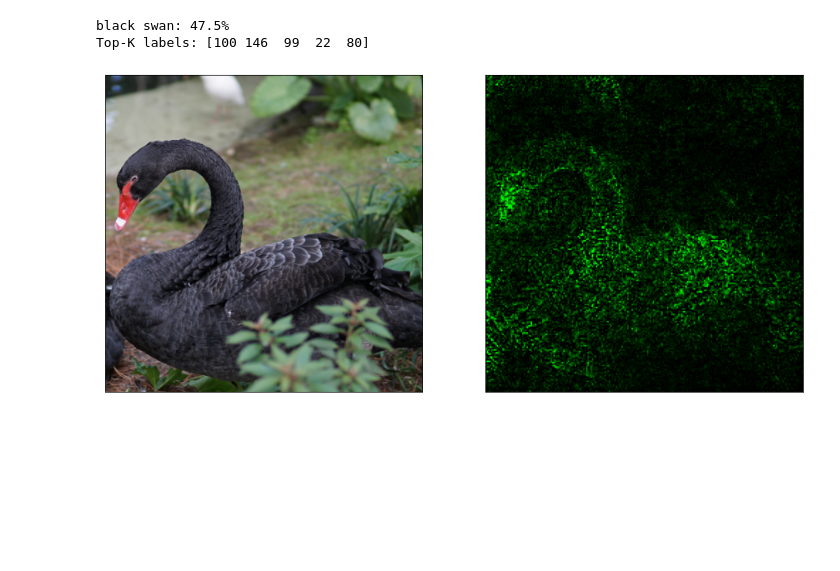
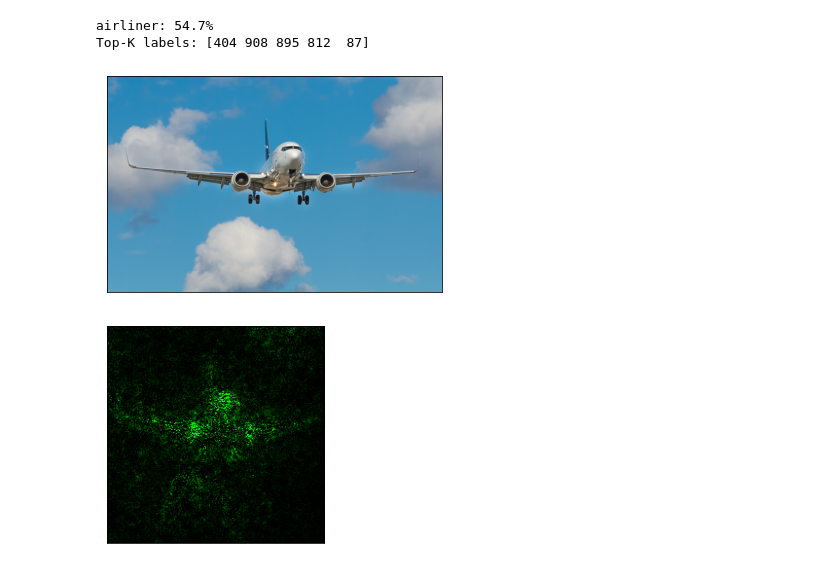
Before and after one commit to sunnyraj10411/Security-AI, a Jupyter notebook: IntegratedGradients.ipynb, the cells around one changed output. Drawn from its saved outputs; the diff is of its cells as text; code cells hidden in the pictures; blank space fills up the shorter version.

```diff
--- a/IntegratedGradients.ipynb
+++ b/IntegratedGradients.ipynb
@@ -46,7 +46,7 @@ import torchvision.transforms as T
 plt.rcParams["savefig.bbox"] = 'tight'
 
 def show(imgs):
-    fix, axs = plt.subplots(ncols=len(imgs), squeeze=False,figsize=(15, 15))
+    fix, axs = plt.subplots(ncols=len(imgs), squeeze=False)#,figsize=(15, 15))
     for i, img in enumerate(imgs):
         img = T.ToPILImage()(img)
         axs[0, i].imshow(np.asarray(img))
@@ -60,7 +60,8 @@ transform = T.Compose([
 
 #process = T.Normalize(mean=[0.485, 0.456, 0.406], std=[0.229, 0.224, 0.225])
 
-img = read_image('images/black_swan.jpeg')
+#img = read_image('images/black_swan.jpeg')
+img = read_image('images/airplane.jpg')
 #img = read_image('images/macaw.jpg')
 batch = transform(img.float()).unsqueeze(0)
 # %%
@@ -74,8 +75,8 @@ category_name = weights.meta["categories"][class_id]
 print(f"{category_name}: {100 * score:.1f}%")
 print("Top-K labels:",prediction.topk(5)[1].cpu().numpy())
 # %% [output]
-black swan: 47.5%
-Top-K labels: [100 146  99  22  80]
+airliner: 54.7%
+Top-K labels: [404 908 895 812  87]
 # %%
 import torch.nn.functional as F
 
@@ -221,6 +222,8 @@ img_integrated_gradient = visualize(np.transpose(attributions,(1,2,0)), np.trans
 img_integrated_gradient = img_integrated_gradient/np.max(img_integrated_gradient)
 # %%
 img_intG = torch.tensor(img_integrated_gradient).permute(2, 0, 1)
-show([img,img_intG])
+show([img])
+show([img_intG])
 # %% [output]
-[figure, old version]
+[figure, new version]
+[figure, added]
```
Also changed, not shown: 6 other files.
